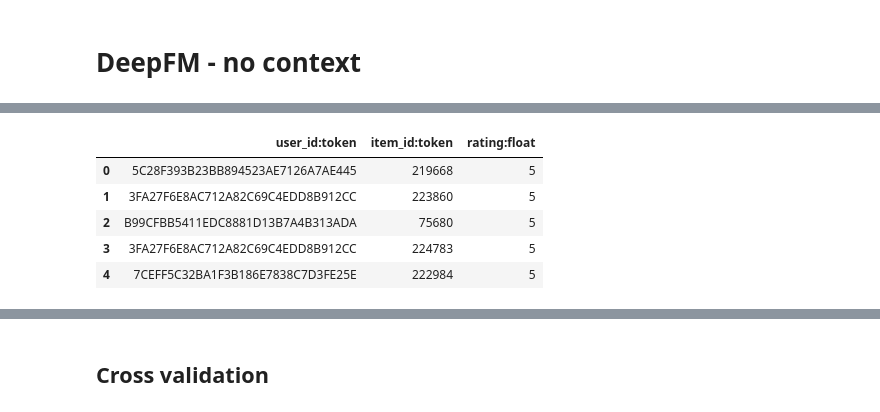
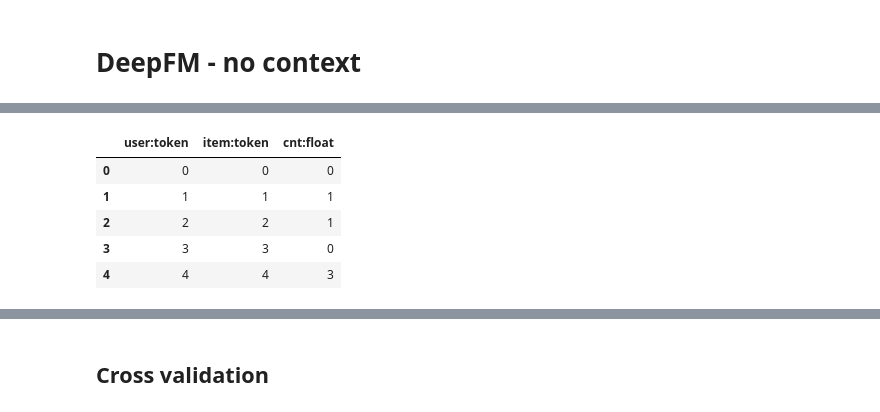
Before and after one commit to AnuragAnalog/DeepCARSKit, a Jupyter notebook: deepfm.ipynb, the cells around one changed output, grey strips where cells are left out. Cells and saved outputs as stored; diff of their text form; code cells hidden in the pictures.

```diff
--- a/deepfm.ipynb
+++ b/deepfm.ipynb
@@ -18,16 +20,16 @@ To enable the following instructions: AVX2 AVX512F AVX512_VNNI FMA, in other ope
 # %%
 # Load the data
 
-use_cols = ['user_id:token', 'item_id:token', 'rating:float']
-data = pd.read_csv('./dataset/tripadvisor/tripadvisor.inter', usecols=use_cols)
+use_cols = ['user:token', 'item:token', 'cnt:float']
+data = pd.read_csv('./dataset/frappe/frappe.inter', usecols=use_cols)
 data.head()
 # %% [output]
-|  | user_id:token | item_id:token | rating:float |
-| 0 | 5C28F393B23BB894523AE7126A7AE445 | 219668 | 5 |
-| 1 | 3FA27F6E8AC712A82C69C4EDD8B912CC | 223860 | 5 |
-| 2 | B99CFBB5411EDC8881D13B7A4B313ADA | 75680 | 5 |
-| 3 | 3FA27F6E8AC712A82C69C4EDD8B912CC | 224783 | 5 |
-| 4 | 7CEFF5C32BA1F3B186E7838C7D3FE25E | 222984 | 5 |
+|  | user:token | item:token | cnt:float |
+| 0 | 0 | 0 | 0 |
+| 1 | 1 | 1 | 1 |
+| 2 | 2 | 2 | 1 |
+| 3 | 3 | 3 | 0 |
+| 4 | 4 | 4 | 3 |
 # %%
 # Encoding the user_id column
 
```
Also changed, not shown: parts of 8 cells of this notebook, 11 other files.
